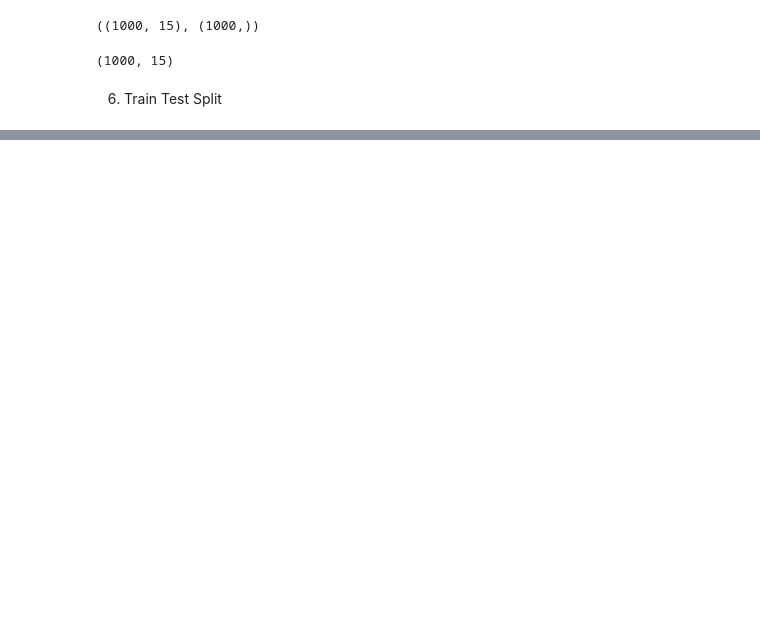
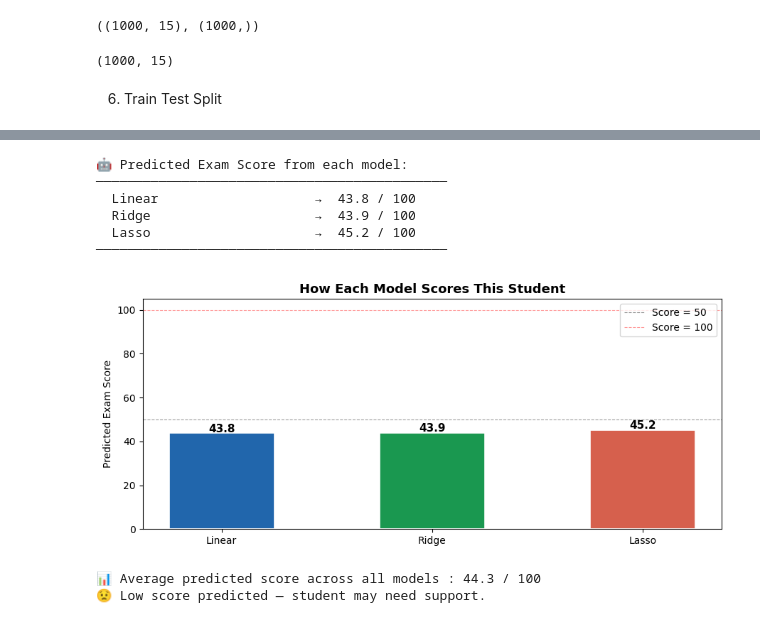
Before and after one commit to Superkai017/Student-Habits-vs-Academic-Performance-, a Jupyter notebook: notebook/Modelling.ipynb, the cells around one changed output, grey strips where cells are left out. Cells and saved outputs as stored; diff of their text form; code cells hidden in the pictures; blank space fills up the shorter version.

```diff
--- a/notebook/Modelling.ipynb
+++ b/notebook/Modelling.ipynb
@@ -228,0 +410,71 @@ X_scaled.shape
+# %%
+my_student = {
+    "age"                              : 20,
+    "study_hours_per_day"              : 5,
+    "social_media_hours"               : 8,
+    "netflix_hours"                    : 8,
+    "attendance_percentage"            : 80,
+    "sleep_hours"                      : 4,
+    "exercise_frequency"               : 0,
+    "mental_health_rating"             : 5,
+    "dq_2"                             : 1,
+    "pel_2"                            : 1,
+    "iq_2"                             : 1,
+    "gender_Male"                      : 1,
+    "gender_Other"                     : 0,
+    "part_time_job_Yes"                : 0,
+    "extracurricular_participation_Yes": 1,
+}
+
+student_df     = pd.DataFrame([my_student])
+student_scaled = scaler.transform(student_df)
+
+print("📋 Student details you entered:")
+display(student_df)
+
+print("\n🤖 Predicted Exam Score from each model:")
+print("─" * 45)
+
+for name, model in models.items():
+    pred         = model.predict(student_scaled)[0]
+    pred_clipped = np.clip(pred, 0, 100)          # ✅ Fix 1: use clipped value in print
+    print(f"  {name:<25} →  {pred_clipped:.1f} / 100")
+
+print("─" * 45)
+
+
+# ── Confidence bar for single student ─────────────────────────────
+model_names = list(models.keys())
+preds       = [np.clip(models[n].predict(student_scaled)[0], 0, 100) for n in model_names]  # ✅ Fix 2: clip preds for chart
+
+fig, ax = plt.subplots(figsize=(9, 4))
+bar_colors = ["#2166ac", "#1a9850", "#d6604d", "#756bb1", "#e07b7b"]
+bars = ax.bar(model_names, preds, color=bar_colors, edgecolor="white", linewidth=1.2, width=0.5)
+
+for bar, val in zip(bars, preds):
+    ax.text(bar.get_x() + bar.get_width()/2, val + 0.5,
+            f"{val:.1f}", ha="center", fontsize=11, fontweight="bold")
+
+ax.set_ylim(0, 105)                               # ✅ Fix 3: cap chart at 105 for clean look
+ax.axhline(50, color="black", linestyle="--", linewidth=0.8, alpha=0.4, label="Score = 50")
+ax.axhline(100, color="red", linestyle="--", linewidth=0.8, alpha=0.4, label="Score = 100")  # ✅ Bonus: max score line
+ax.set_ylabel("Predicted Exam Score")
+ax.set_title("How Each Model Scores This Student", fontsize=13, fontweight="bold")
+ax.legend()
+plt.tight_layout()
+plt.show()
+
+
+# ── Final verdict ──────────────────────────────────────────────────
+avg_pred = np.mean(preds)                         # ✅ Already uses clipped preds now
+print(f"\n📊 Average predicted score across all models : {avg_pred:.1f} / 100")
+
+if avg_pred >= 75:
+    print("🎉 Excellent! This student is predicted to score very well.")
+elif avg_pred >= 60:
+    print("👍 Good performance predicted — above average.")
+elif avg_pred >= 45:
+    print("😐 Average performance predicted.")
+else:
+    print("😟 Low score predicted — student may need support.")
+# %% [output]
@@ -228,0 +484,9 @@ X_scaled.shape
+🤖 Predicted Exam Score from each model:
+─────────────────────────────────────────────
+  Linear                    →  43.8 / 100
+  Ridge                     →  43.9 / 100
+  Lasso                     →  45.2 / 100
+─────────────────────────────────────────────
+[figure, added]
+📊 Average predicted score across all models : 44.3 / 100
+😟 Low score predicted — student may need support.
```
Also changed, not shown: parts of 7 cells of this notebook.
